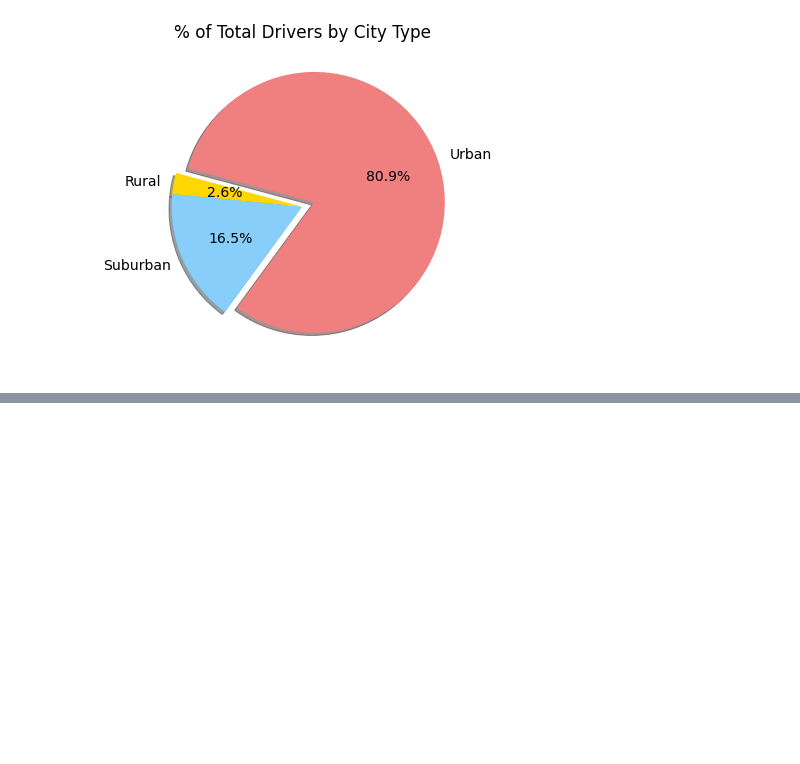
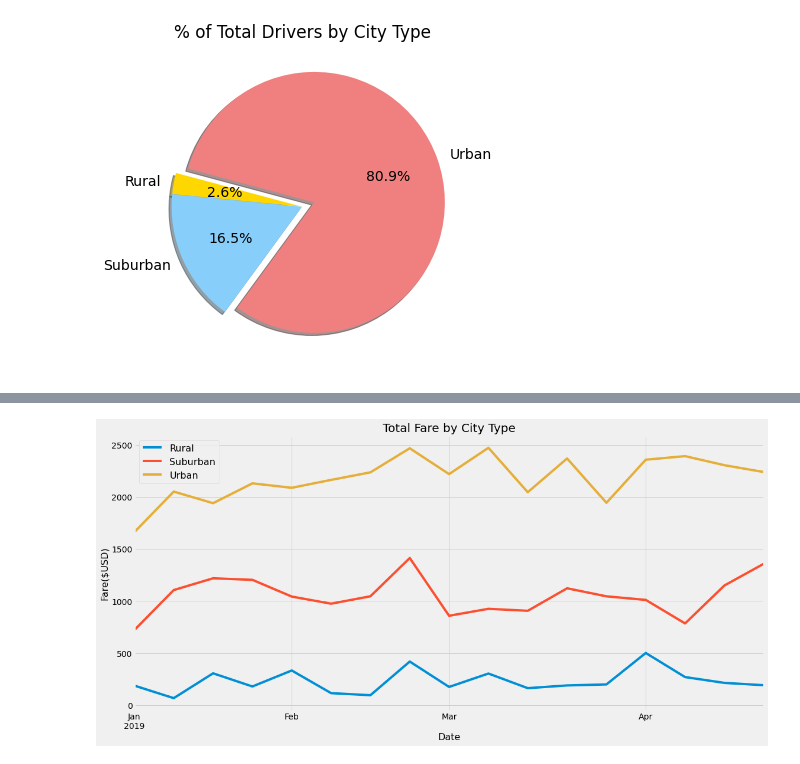
Before and after one commit to sarastjean/PyBer_Analysis, a Jupyter notebook: PyBer.ipynb, the cells around one changed output, grey strips where cells are left out. Cells and saved outputs as stored; diff of their text form; code cells hidden in the pictures; blank space fills up the shorter version.

Commit message:
Challenge Completed and line graph uploaded

```diff
--- a/PyBer.ipynb
+++ b/PyBer.ipynb
@@ -746,0 +867,3 @@ plt.show()
+# %%
+#Set the index to the datetime data type
+challenge_fare_df.index = pd.to_datetime(challenge_fare_df.index)
@@ -746,0 +913,4 @@ plt.show()
+# %%
+# create a pivot table DataFrame with the Date as the index and columns to city type
+pivot_table_df = pd.pivot_table(challenge_fare_df, index = 'Date', columns = ['City Type'])
+pivot_table_df
@@ -746,0 +933,4 @@ plt.show()
+# %%
+#create new data frame with specific dates
+pivot_table_df = pivot_table_df.loc['2019-01-01':'2019-04-28']
+pivot_table_df
@@ -746,0 +953,4 @@ plt.show()
+# %%
+#Create new dataframe with weekly resampled data
+pivot_table_df = pivot_table_df.Fare.resample('W').sum()
+pivot_table_df
@@ -746,0 +977,12 @@ plt.show()
+# %%
+#plot the DataFrame
+pivot_table_df.plot(figsize=(17,8))
+plt.style.use('fivethirtyeight')
+plt.xlabel("Date", fontsize = 16)
+plt.ylabel("Fare($USD)", fontsize = 16)
+plt.title("Total Fare by City Type", fontsize = 20)
+plt.legend(fontsize = "16", mode = "Expanded", scatterpoints = 1, loc = "best")
+# Save Figure
+plt.savefig("analysis/Fig9.png")
+# %% [output]
+[figure, added]
```
Also changed, not shown: parts of 19 cells of this notebook, 2 other files.
